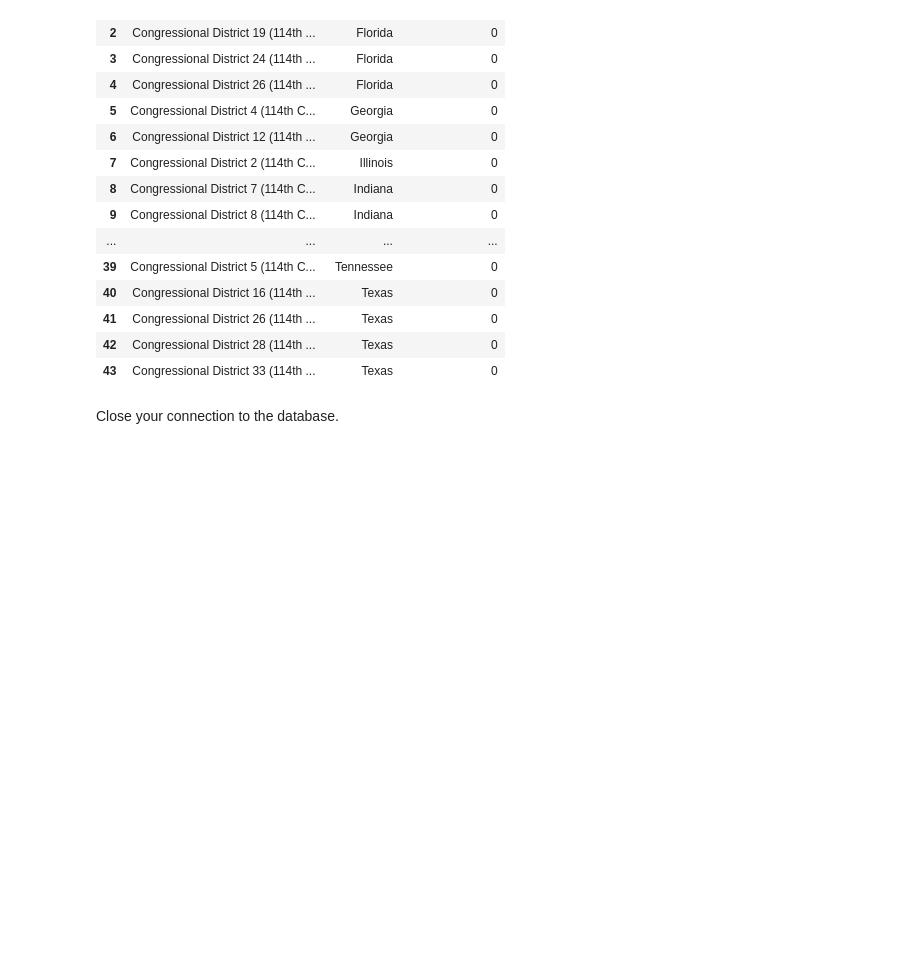
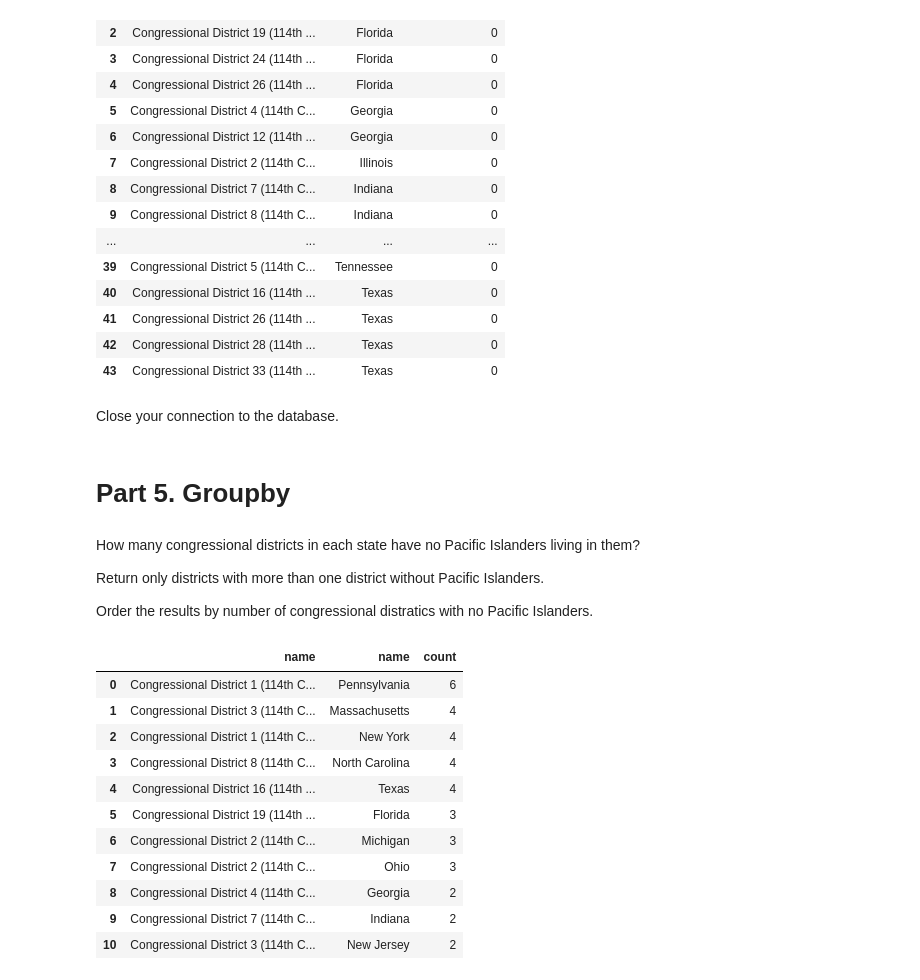
Before and after one commit to flatiron-school/FLEX-fundamentals-instructors, a Jupyter notebook: SQL/solutions_SQL_basics.ipynb, the cells around one changed output. Drawn from its saved outputs; the diff is of its cells as text; code cells hidden in the pictures; blank space fills up the shorter version.

```diff
--- a/SQL/solutions_SQL_basics.ipynb
+++ b/SQL/solutions_SQL_basics.ipynb
@@ -307,3 +279,39 @@ result
 | 43 | Congressional District 33 (114th ... | Texas | 0 |
 # %% [markdown]
 Close your connection to the database.
+# %% [markdown]
+# Part 5. Groupby
+# %% [markdown]
+How many congressional districts in each state have no Pacific Islanders living in them?
+
+Return only districts with more than one district without Pacific Islanders.
+
+Order the results by number of congressional distratics with no Pacific Islanders.
+# %%
+query = """
+SELECT congressional_districts.name, states.name, COUNT(*) as count
+FROM congressional_districts
+JOIN states
+On states.state = congressional_districts.state
+WHERE congressional_districts.pacific_islander = 0
+OR congressional_districts.pacific_islander = NULL
+GROUP BY states.name
+HAVING count > 1
+ORDER BY count DESC
+"""
+
+result = pd.read_sql(query, conn)
+result
+# %% [output]
+|  | name | name | count |
+| 0 | Congressional District 1 (114th C... | Pennsylvania | 6 |
+| 1 | Congressional District 3 (114th C... | Massachusetts | 4 |
+| 2 | Congressional District 1 (114th C... | New York | 4 |
+| 3 | Congressional District 8 (114th C... | North Carolina | 4 |
+| 4 | Congressional District 16 (114th ... | Texas | 4 |
+| 5 | Congressional District 19 (114th ... | Florida | 3 |
+| 6 | Congressional District 2 (114th C... | Michigan | 3 |
+| 7 | Congressional District 2 (114th C... | Ohio | 3 |
+| 8 | Congressional District 4 (114th C... | Georgia | 2 |
+| 9 | Congressional District 7 (114th C... | Indiana | 2 |
+| 10 | Congressional District 3 (114th C... | New Jersey | 2 |
```
Also changed, not shown: parts of 12 cells of this notebook, 2 other files.
